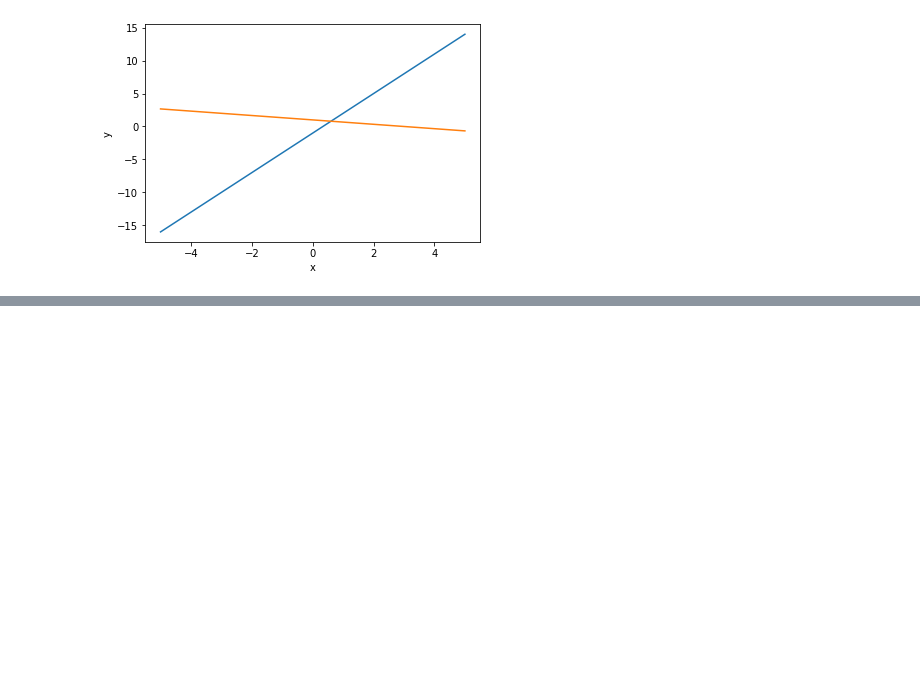
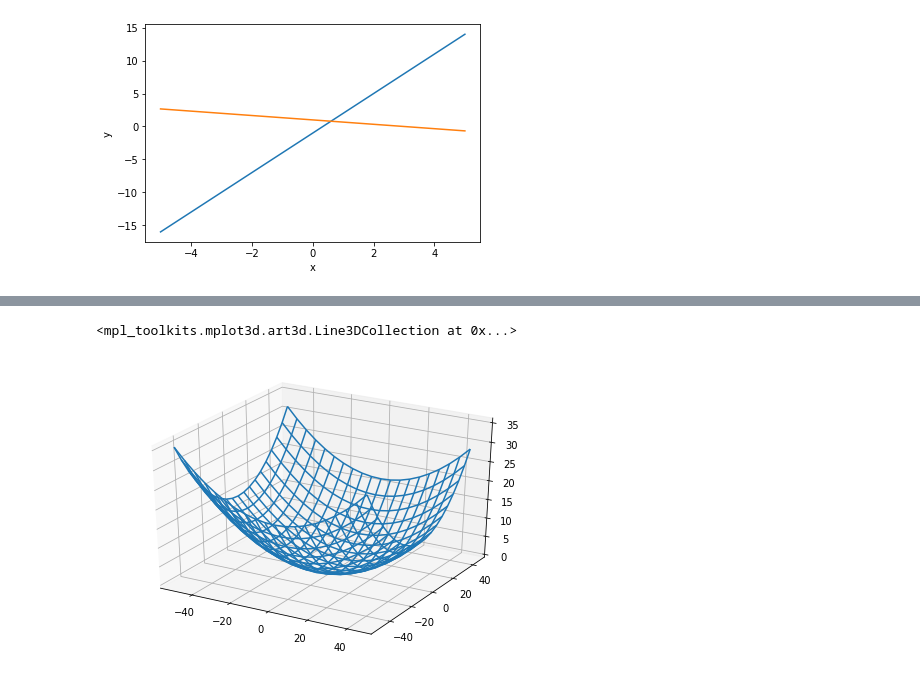
Before and after one commit to nddruu/GooColab, a Jupyter notebook: Введение_в_высшую_математику_(GB).ipynb, the cells around one changed output, grey strips where cells are left out. Saved outputs shown, nothing was run; the diff lists cells and outputs as text; code cells hidden in the pictures; blank space fills up the shorter version.

```diff
--- a/Введение_в_высшую_математику_(GB).ipynb
+++ b/Введение_в_высшую_математику_(GB).ipynb
@@ -130,0 +144,15 @@ print(np.roots([ 1., -4.,  5., -2.]))
+# %%
+#Эллиптический парабалоид
+from pylab import figure
+from mpl_toolkits.mplot3d import Axes3D
+fig = figure()
+ax = Axes3D(fig)
+X = np.arange(-50, 50, 5)
+Y = np.arange(-50, 50, 5)
+X, Y = np.meshgrid(X, Y)
+Z = (X**2/13**2) + (Y**2/11**2)
+# ax.plot_surface(X, Y, Z)
+ax.plot_wireframe(X, Y, Z)
+# %% [output]
+<mpl_toolkits.mplot3d.art3d.Line3DCollection at 0x...>
+[figure, added]
```
Also changed, not shown: parts of 4 cells of this notebook.
